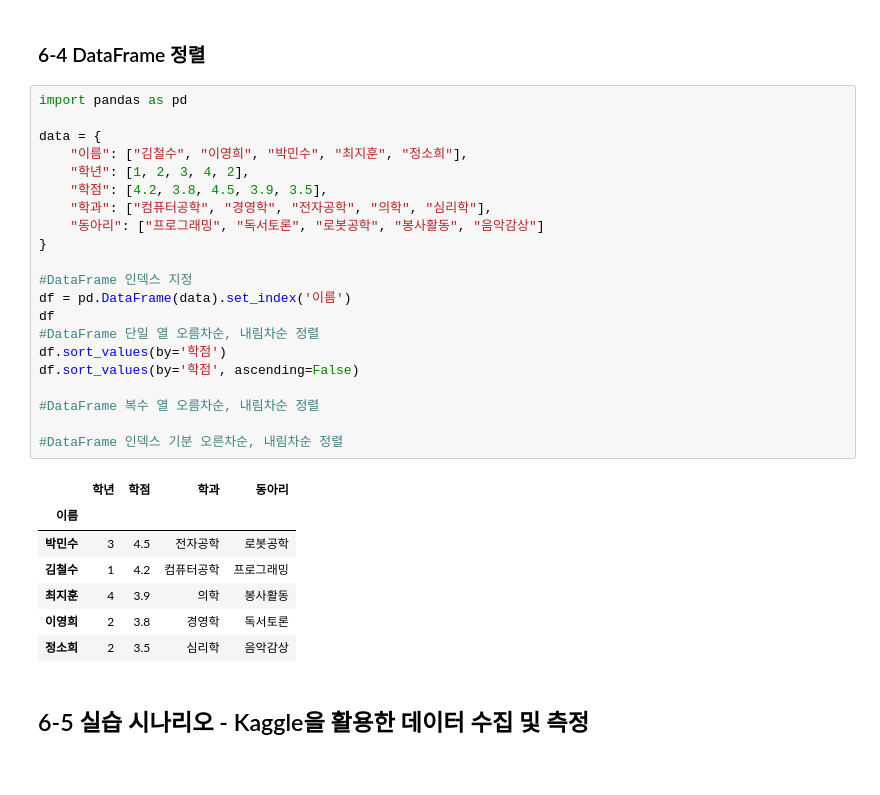
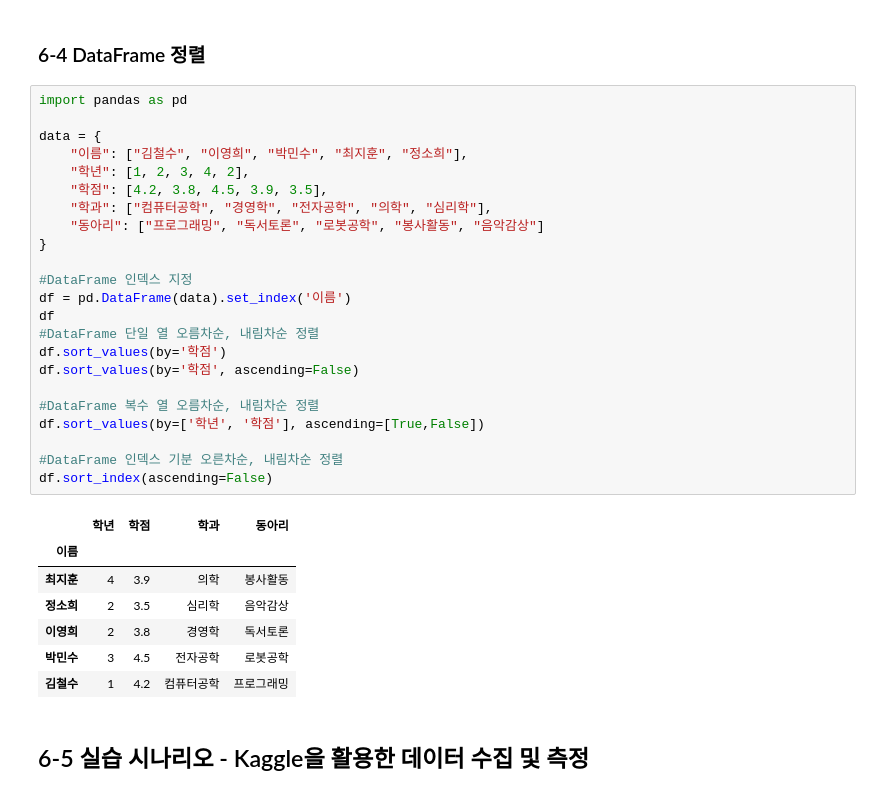
Before and after one commit to LDoHun/Data-Analysis-with-Open-Source, a Jupyter notebook: 오픈소스_데이터_분석_6강.ipynb, the cells around one changed output. Saved outputs shown, nothing was run; the diff lists cells and outputs as text.

```diff
--- a/오픈소스_데이터_분석_6강.ipynb
+++ b/오픈소스_데이터_분석_6강.ipynb
@@ -114,32 +114,34 @@ df[(df['학년'] == 2) & (df['학점'] >=3.7)]
 # %%
 import pandas as pd
 
 data = {
     "이름": ["김철수", "이영희", "박민수", "최지훈", "정소희"],
     "학년": [1, 2, 3, 4, 2],
     "학점": [4.2, 3.8, 4.5, 3.9, 3.5],
     "학과": ["컴퓨터공학", "경영학", "전자공학", "의학", "심리학"],
     "동아리": ["프로그래밍", "독서토론", "로봇공학", "봉사활동", "음악감상"]
 }
 
 #DataFrame 인덱스 지정
 df = pd.DataFrame(data).set_index('이름')
 df
 #DataFrame 단일 열 오름차순, 내림차순 정렬
 df.sort_values(by='학점')
 df.sort_values(by='학점', ascending=False)
 
 #DataFrame 복수 열 오름차순, 내림차순 정렬
+df.sort_values(by=['학년', '학점'], ascending=[True,False])
 
 #DataFrame 인덱스 기분 오른차순, 내림차순 정렬
+df.sort_index(ascending=False)
 # %% [output]
 |  | 학년 | 학점 | 학과 | 동아리 |
 | 이름 |  |  |  |  |
+| 최지훈 | 4 | 3.9 | 의학 | 봉사활동 |
+| 정소희 | 2 | 3.5 | 심리학 | 음악감상 |
+| 이영희 | 2 | 3.8 | 경영학 | 독서토론 |
 | 박민수 | 3 | 4.5 | 전자공학 | 로봇공학 |
 | 김철수 | 1 | 4.2 | 컴퓨터공학 | 프로그래밍 |
-| 최지훈 | 4 | 3.9 | 의학 | 봉사활동 |
-| 이영희 | 2 | 3.8 | 경영학 | 독서토론 |
-| 정소희 | 2 | 3.5 | 심리학 | 음악감상 |
 # %% [markdown]
 ## 6-5 실습 시나리오 - Kaggle을 활용한 데이터 수집 및 측정
 # %% [markdown]
```
